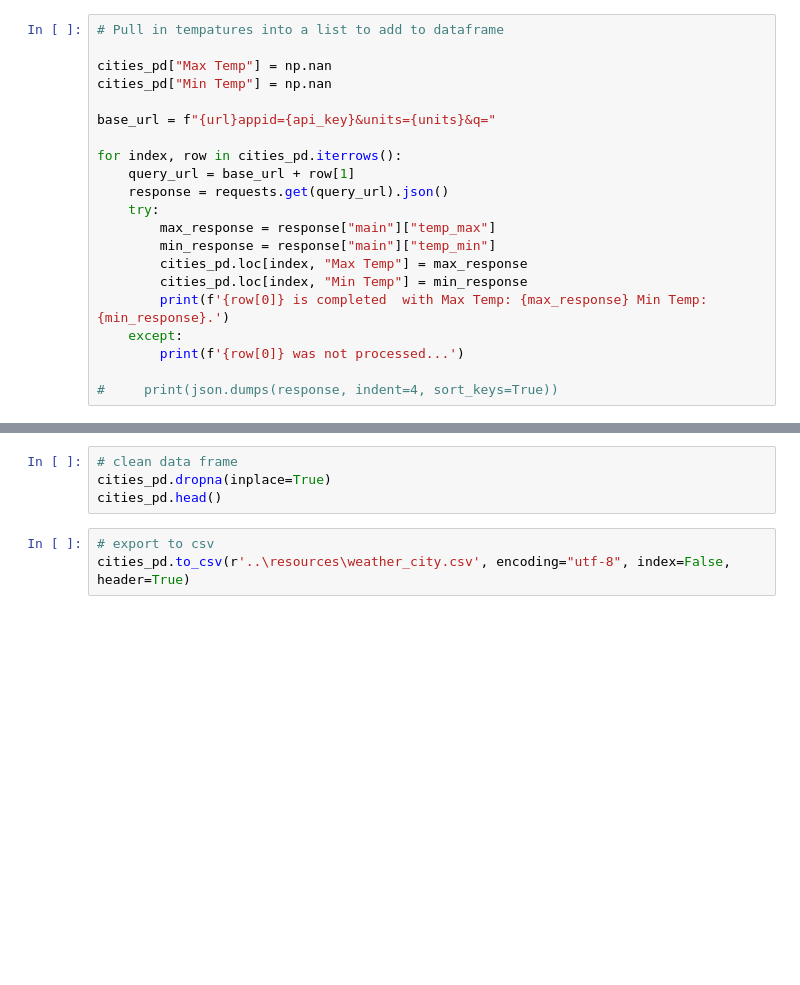
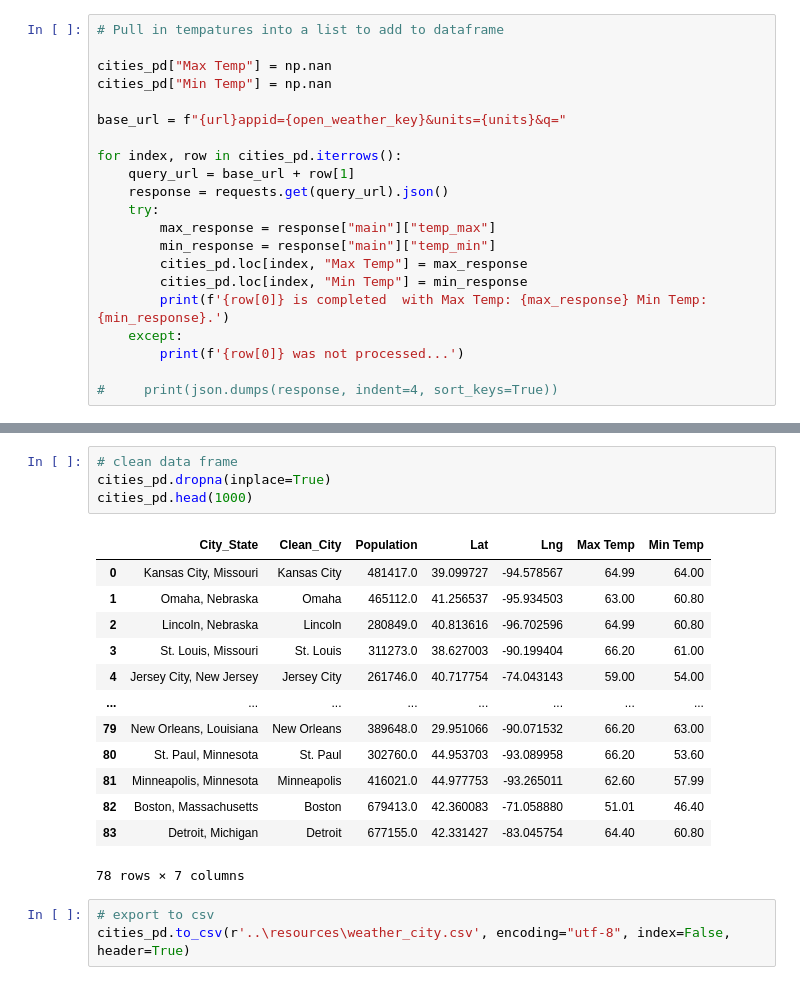
Before and after one commit to MrBadinger/Top_Cities_To_Own_Electric_Car, a Jupyter notebook: Weather/Weather.ipynb, the cells around one changed output, grey strips where cells are left out. Cells and saved outputs as stored; diff of their text form; blank space fills up the shorter version.

```diff
--- a/Weather/Weather.ipynb
+++ b/Weather/Weather.ipynb
@@ -44,7 +44,7 @@ cities_pd.head(1000)
 cities_pd["Max Temp"] = np.nan
 cities_pd["Min Temp"] = np.nan
 
-base_url = f"{url}appid={api_key}&units={units}&q="
+base_url = f"{url}appid={open_weather_key}&units={units}&q="
 
 for index, row in cities_pd.iterrows():
     query_url = base_url + row[1]
@@ -64,7 +89,21 @@ cities_pd.head()
 # %%
 # clean data frame
 cities_pd.dropna(inplace=True)
-cities_pd.head()
+cities_pd.head(1000)
+# %% [output]
+|  | City_State | Clean_City | Population | Lat | Lng | Max Temp | Min Temp |
+| 0 | Kansas City, Missouri | Kansas City | 481417.0 | 39.099727 | -94.578567 | 64.99 | 64.00 |
+| 1 | Omaha, Nebraska | Omaha | 465112.0 | 41.256537 | -95.934503 | 63.00 | 60.80 |
+| 2 | Lincoln, Nebraska | Lincoln | 280849.0 | 40.813616 | -96.702596 | 64.99 | 60.80 |
+| 3 | St. Louis, Missouri | St. Louis | 311273.0 | 38.627003 | -90.199404 | 66.20 | 61.00 |
+| 4 | Jersey City, New Jersey | Jersey City | 261746.0 | 40.717754 | -74.043143 | 59.00 | 54.00 |
+| ... | ... | ... | ... | ... | ... | ... | ... |
+| 79 | New Orleans, Louisiana | New Orleans | 389648.0 | 29.951066 | -90.071532 | 66.20 | 63.00 |
+| 80 | St. Paul, Minnesota | St. Paul | 302760.0 | 44.953703 | -93.089958 | 66.20 | 53.60 |
+| 81 | Minneapolis, Minnesota | Minneapolis | 416021.0 | 44.977753 | -93.265011 | 62.60 | 57.99 |
+| 82 | Boston, Massachusetts | Boston | 679413.0 | 42.360083 | -71.058880 | 51.01 | 46.40 |
+| 83 | Detroit, Michigan | Detroit | 677155.0 | 42.331427 | -83.045754 | 64.40 | 60.80 |
+78 rows × 7 columns
 # %%
 # export to csv
 cities_pd.to_csv(r'..\resources\weather_city.csv', encoding="utf-8", index=False, header=True)
```
Also changed, not shown: parts of 12 cells of this notebook, 6 other files.
